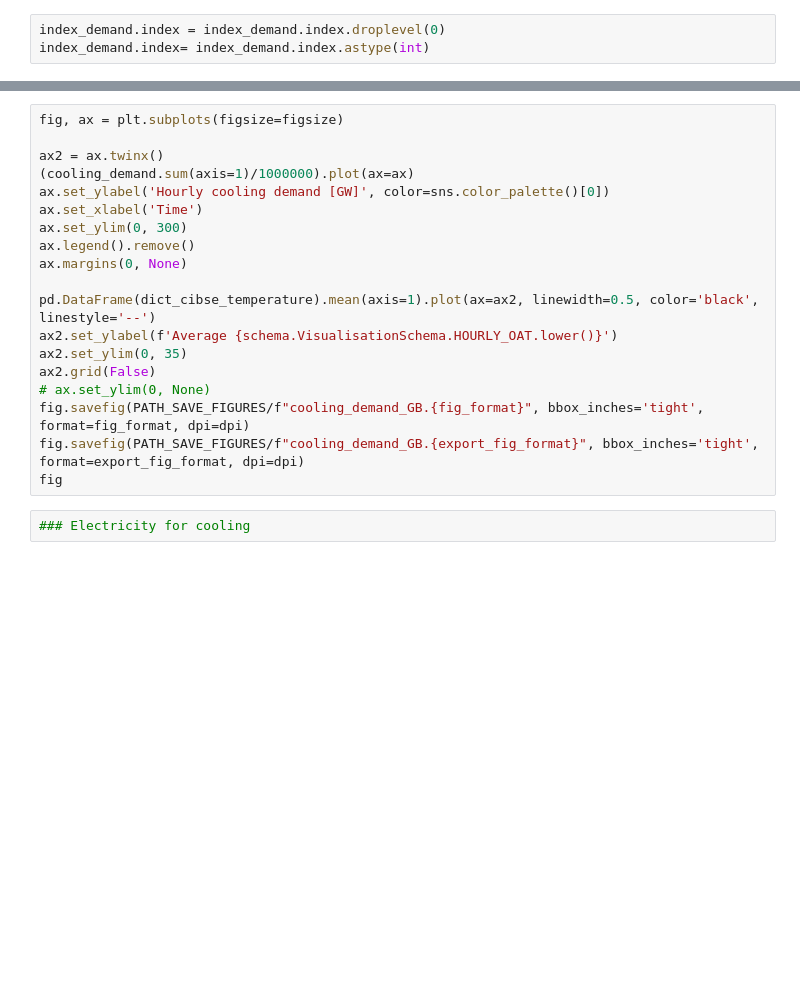
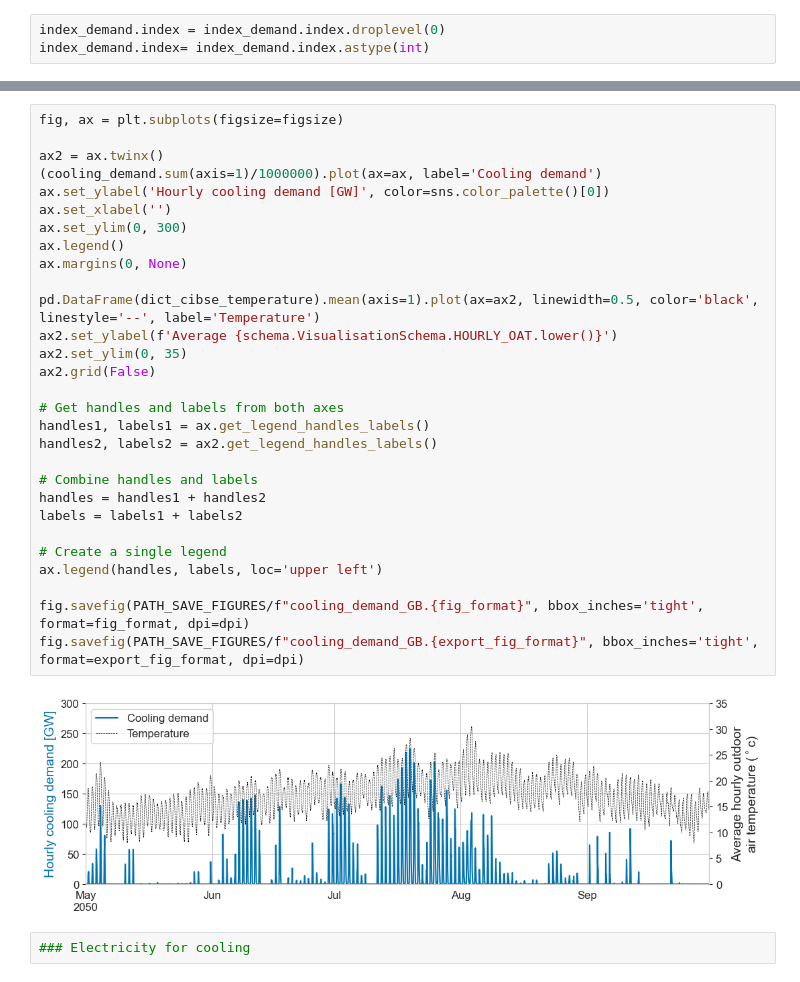
Before and after one commit to AlexandreLab/cooling_demand_UK, a Jupyter notebook: notebooks/visualisation_paper.ipynb, the cells around one changed output, grey strips where cells are left out. Cells and saved outputs as stored; diff of their text form; blank space fills up the shorter version.

```diff
--- a/notebooks/visualisation_paper.ipynb
+++ b/notebooks/visualisation_paper.ipynb
@@ -288,22 +469,34 @@ fig
 # %%
 fig, ax = plt.subplots(figsize=figsize)
 
 ax2 = ax.twinx()
-(cooling_demand.sum(axis=1)/1000000).plot(ax=ax)
+(cooling_demand.sum(axis=1)/1000000).plot(ax=ax, label='Cooling demand')
 ax.set_ylabel('Hourly cooling demand [GW]', color=sns.color_palette()[0])
-ax.set_xlabel('Time')
+ax.set_xlabel('')
 ax.set_ylim(0, 300)
-ax.legend().remove()
+ax.legend()
 ax.margins(0, None)
 
-pd.DataFrame(dict_cibse_temperature).mean(axis=1).plot(ax=ax2, linewidth=0.5, color='black', linestyle='--')
+pd.DataFrame(dict_cibse_temperature).mean(axis=1).plot(ax=ax2, linewidth=0.5, color='black', linestyle='--', label='Temperature')
 ax2.set_ylabel(f'Average {schema.VisualisationSchema.HOURLY_OAT.lower()}')
 ax2.set_ylim(0, 35)
 ax2.grid(False)
-# ax.set_ylim(0, None)
+
+# Get handles and labels from both axes
+handles1, labels1 = ax.get_legend_handles_labels()
+handles2, labels2 = ax2.get_legend_handles_labels()
+
+# Combine handles and labels
+handles = handles1 + handles2
+labels = labels1 + labels2
+
+# Create a single legend
+ax.legend(handles, labels, loc='upper left')
+
 fig.savefig(PATH_SAVE_FIGURES/f"cooling_demand_GB.{fig_format}", bbox_inches='tight', format=fig_format, dpi=dpi)
 fig.savefig(PATH_SAVE_FIGURES/f"cooling_demand_GB.{export_fig_format}", bbox_inches='tight', format=export_fig_format, dpi=dpi)
-fig
+# %% [output]
+[figure, added]
 # %%
 ### Electricity for cooling
 # %%
```
Also changed, not shown: parts of 41 cells of this notebook, 5 other files.
